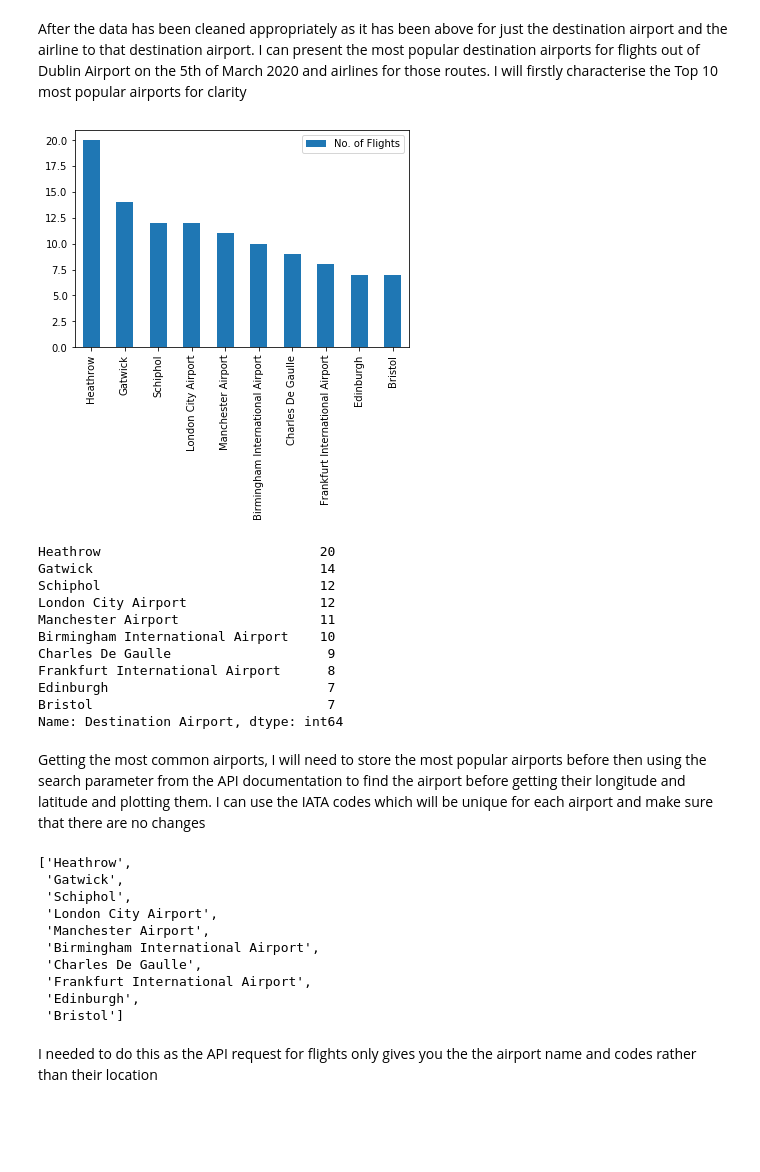
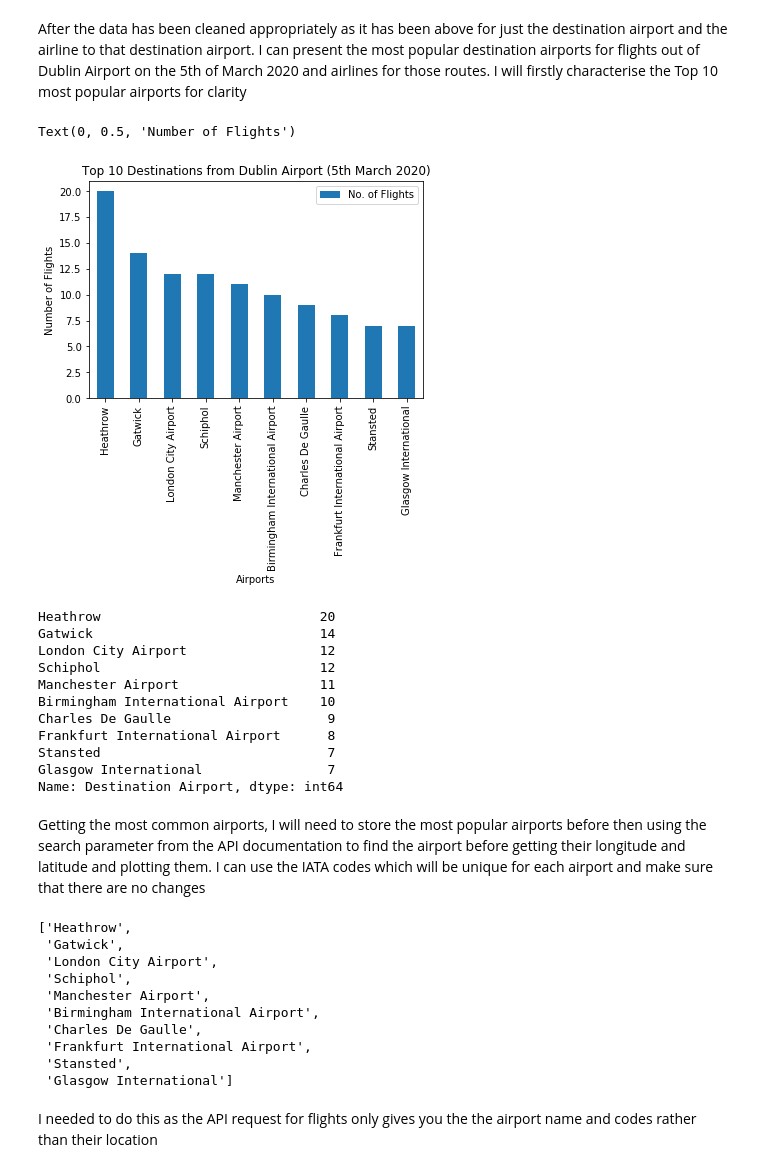
Before and after one commit to RKeenan20/Flight_Data_API_DS_Assignment, a Jupyter notebook: Assignment1_RobertKeenan.ipynb, the cells around one changed output. Saved outputs shown, nothing was run; the diff lists cells and outputs as text; code cells hidden in the pictures; blank space fills up the shorter version.

```diff
--- a/Assignment1_RobertKeenan.ipynb
+++ b/Assignment1_RobertKeenan.ipynb
@@ -307,7 +321,7 @@ I want to simplify the data frame for the following features:
 - Airline IATA code
 # %%
 #Clean the data for the specific date
-clean_DUB_data_1 = desired_date('2020-03-05', clean_DUB_data_1)
+clean_DUB_data_1 = chosen_airlines[chosen_airlines['flight_date'] == '2020-03-05']
 simplified_data = clean_DUB_data_1[['departure.scheduled', 'arrival.airport', 'arrival.iata', 'airline.name', 'airline.iata']]
 print("Number of flights: "+str(clean_DUB_data_1.shape[0]))
 # %% [output]
@@ -370,24 +384,28 @@ I will firstly characterise the Top 10 most popular airports for clarity
 # %%
 top_10_airport_numbers = simplified_data["Destination Airport"].value_counts()[0:10]
 #Need to turn into a data frame to plot
 most_popular_airports = pd.DataFrame(top_10_airport_numbers)
 most_popular_airports = most_popular_airports.rename(columns={'Destination Airport': 'No. of Flights'})
-most_popular_airports_plot = most_popular_airports.plot(kind = 'bar')
+most_popular_airports_plot = most_popular_airports.plot(kind = 'bar',
+                                                        title="Top 10 Destinations from Dublin Airport (5th March 2020)")
+most_popular_airports_plot.set_xlabel("Airports")
+most_popular_airports_plot.set_ylabel("Number of Flights")
 # %% [output]
+Text(0, 0.5, 'Number of Flights')
-[figure, old version]
+[figure, new version]
 # %%
 top_10_airport_numbers
 # %% [output]
 Heathrow                            20
 Gatwick                             14
+London City Airport                 12
 Schiphol                            12
-London City Airport                 12
 Manchester Airport                  11
 Birmingham International Airport    10
 Charles De Gaulle                    9
 Frankfurt International Airport      8
-Edinburgh                            7
-Bristol                              7
+Stansted                             7
+Glasgow International                7
 Name: Destination Airport, dtype: int64
 # %% [markdown]
 Getting the most common airports, I will need to store the most popular airports before then using the search parameter from the API documentation to find the airport before getting their longitude and latitude and plotting them.
@@ -399,14 +417,14 @@ list_of_airports
 # %% [output]
 ['Heathrow',
  'Gatwick',
+ 'London City Airport',
  'Schiphol',
- 'London City Airport',
  'Manchester Airport',
  'Birmingham International Airport',
  'Charles De Gaulle',
  'Frankfurt International Airport',
- 'Edinburgh',
- 'Bristol']
+ 'Stansted',
+ 'Glasgow International']
 # %%
 airport_locs = np.empty((0,3), int)
 
```
Also changed, not shown: parts of 37 cells of this notebook, 10 other files.
